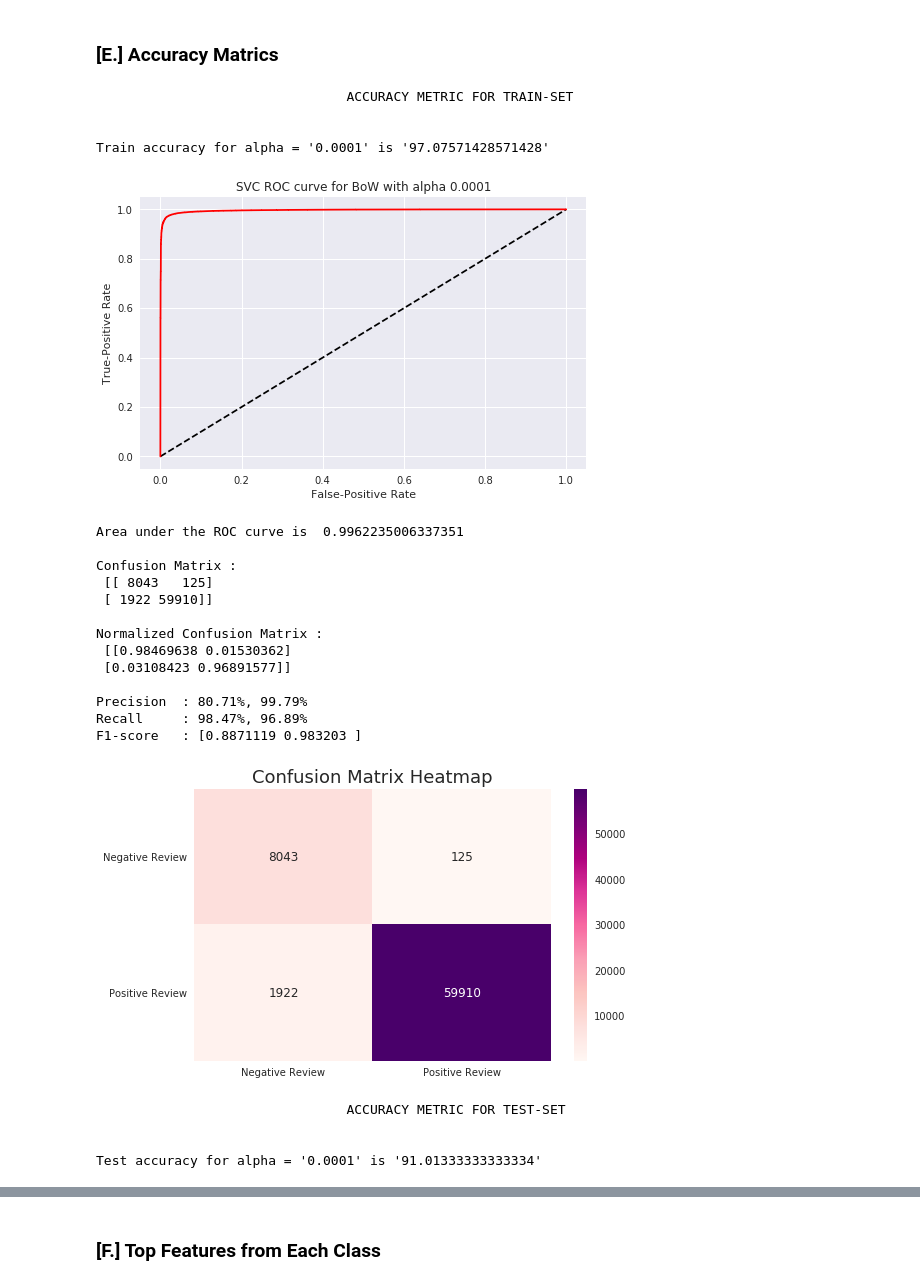
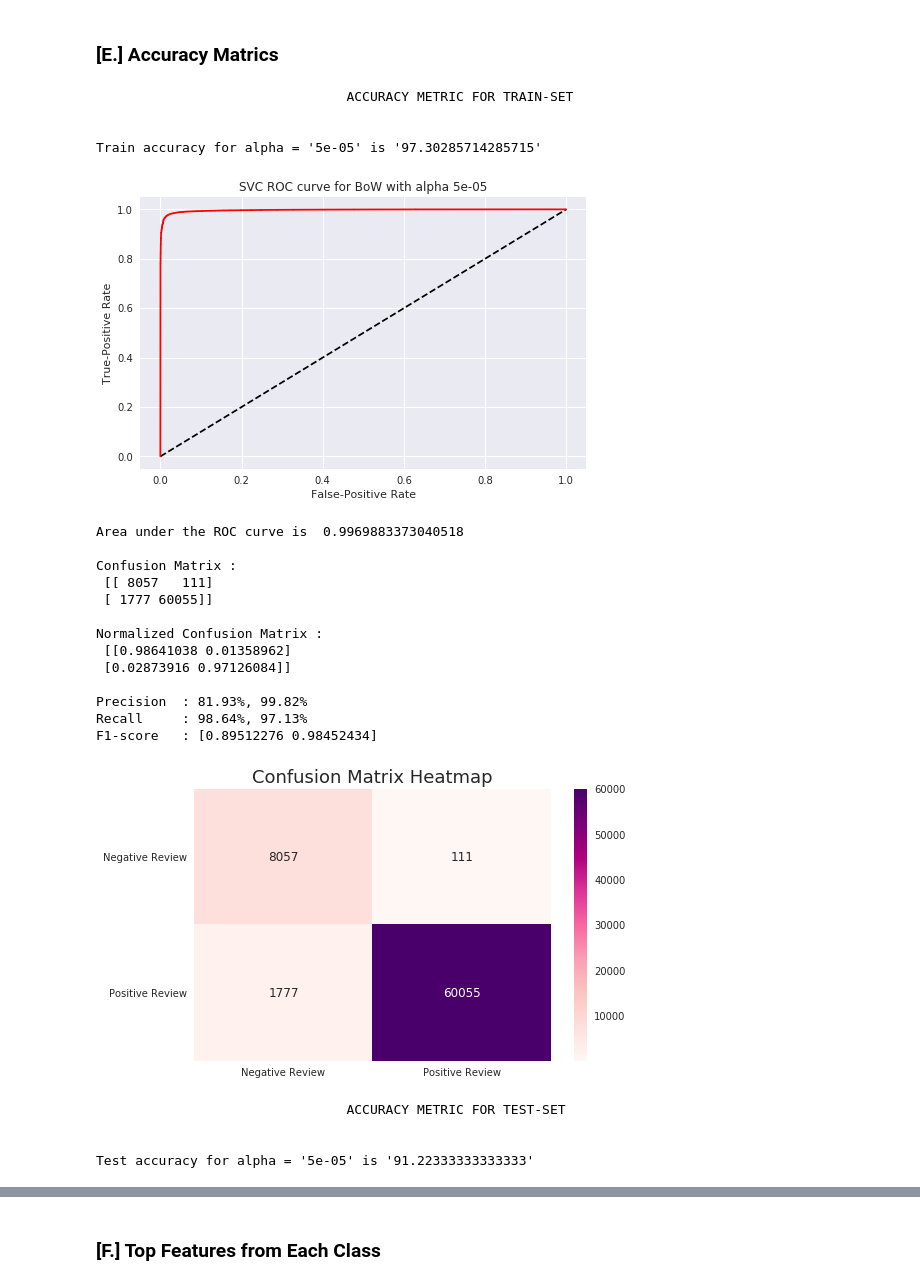
Before and after one commit to sradheya99/ML-Algorithms, a Jupyter notebook: 6.SVM/SVM_AZ.ipynb, the cells around one changed output, grey strips where cells are left out. Saved outputs shown, nothing was run; the diff lists cells and outputs as text; code cells hidden in the pictures.

```diff
--- a/6.SVM/SVM_AZ.ipynb
+++ b/6.SVM/SVM_AZ.ipynb
@@ -450,29 +473,29 @@ SGDClassifier(alpha=0.00010597592272666115, average=False,
 ### [E.] Accuracy Matrics
 # %%
 # accuracy measures for train and test data
-final_test_acc(final_counts_train, train_y, final_counts_test, test_y, 0.0001, 'BoW')
+final_test_acc(final_counts_train, train_y, final_counts_test, test_y, 0.00005, 'BoW')
 # %% [output]
                                 ACCURACY METRIC FOR TRAIN-SET
 
 
-Train accuracy for alpha = '0.0001' is '97.07571428571428'
+Train accuracy for alpha = '5e-05' is '97.30285714285715'
-[figure, old version]
+[figure, new version]
-Area under the ROC curve is  0.9962235006337351
+Area under the ROC curve is  0.9969883373040518
 
 Confusion Matrix :
- [[ 8043   125]
- [ 1922 59910]]
+ [[ 8057   111]
+ [ 1777 60055]]
 
 Normalized Confusion Matrix :
- [[0.98469638 0.01530362]
- [0.03108423 0.96891577]]
+ [[0.98641038 0.01358962]
+ [0.02873916 0.97126084]]
 
-Precision  : 80.71%, 99.79%
-Recall     : 98.47%, 96.89%
-F1-score   : [0.8871119 0.983203 ]
+Precision  : 81.93%, 99.82%
+Recall     : 98.64%, 97.13%
+F1-score   : [0.89512276 0.98452434]
-[figure, old version]
+[figure, new version]
                                 ACCURACY METRIC FOR TEST-SET
 
 
-Test accuracy for alpha = '0.0001' is '91.01333333333334'
+Test accuracy for alpha = '5e-05' is '91.22333333333333'
 [figure]
```
Also changed, not shown: parts of 32 cells of this notebook, 1 other file.
